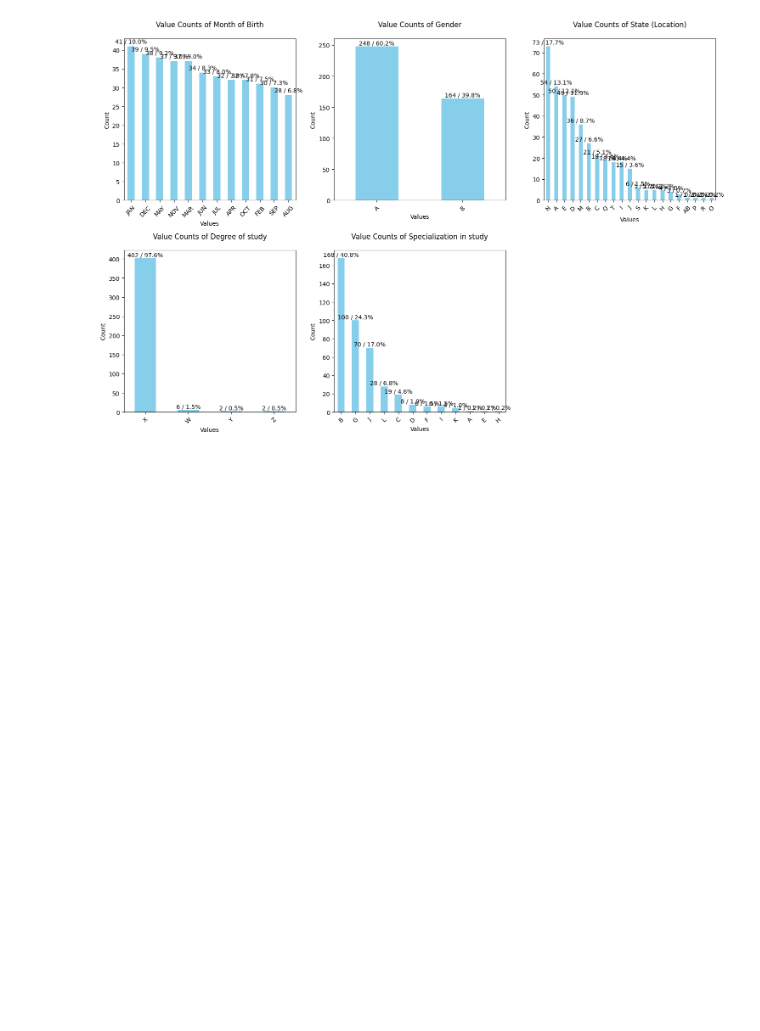
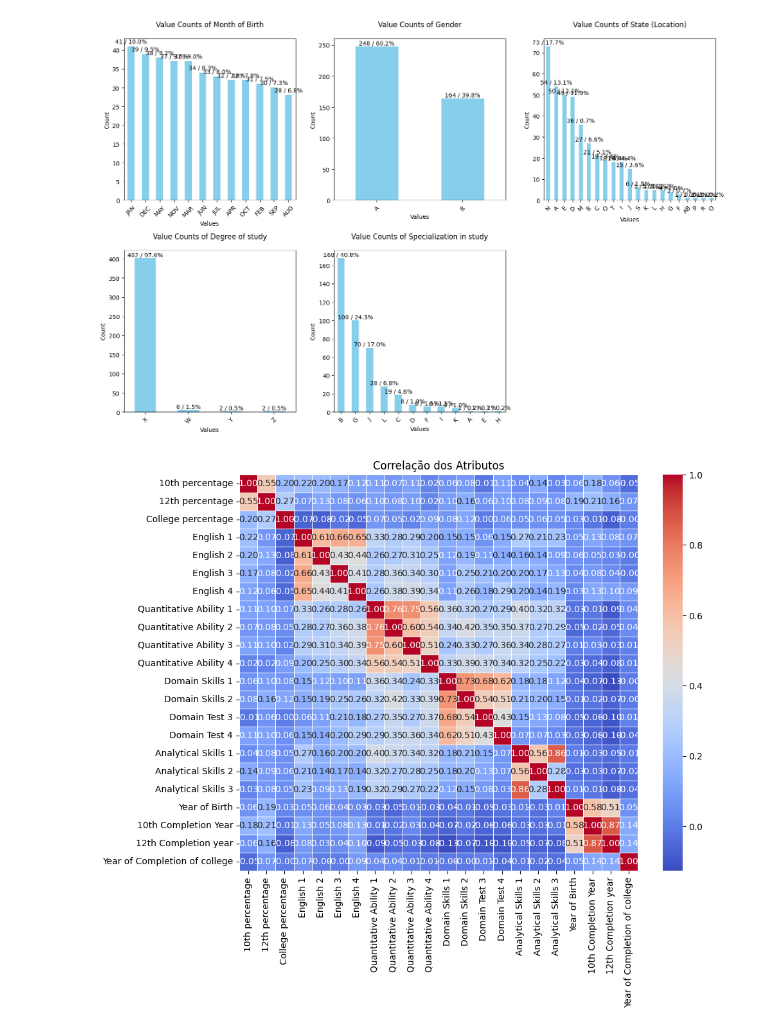
Before and after one commit to LanaArmond/DCC127-2024.3, a Jupyter notebook: DCC127_Trabalho_05.ipynb, the cells around one changed output. Saved outputs shown, nothing was run; the diff lists cells and outputs as text; code cells hidden in the pictures; blank space fills up the shorter version.

Commit message:
Correlation

```diff
--- a/DCC127_Trabalho_05.ipynb
+++ b/DCC127_Trabalho_05.ipynb
@@ -204,6 +202,34 @@ def analyze_numerical_column(row):
   print_simple_metrics(row)
   boxplot_with_quartiles(row, yscale='linear')
   create_filtered_histograms(row, log=False, filters=None, color='blue', bins=100)
+
+
+def correlation_heatmap(df, numerical_columns):
+    plt.figure(figsize=(10, 8))  # Set figure size
+    sns.heatmap(df[numerical_columns].corr(), annot=True, cmap='coolwarm', fmt=".2f", linewidths=0.5)
+    plt.title("Correlação dos Atributos")
+    plt.show()
+
+
+def categorical_correlation_chi_square(df, categorical_columns):
+    corr_matrix = pd.DataFrame(np.ones((len(categorical_columns), len(categorical_columns))),
+                               index=categorical_columns, columns=categorical_columns)
+
+    for col1 in categorical_columns:
+        for col2 in categorical_columns:
+            if col1 != col2:
+                corr_matrix.loc[col1, col2] = chi_square_p_value(df[col1], df[col2])
+
+    plt.figure(figsize=(10, 8))
+    sns.heatmap(corr_matrix, annot=True, cmap='coolwarm', fmt=".4f", linewidths=0.5)
+    plt.title("Categorical Correlation Heatmap (Chi-Square p-values)")
+    plt.show()
+
+
+def chi_square_p_value(x, y):
+    contingency_table = pd.crosstab(x, y)
+    _, p, _, _ = chi2_contingency(contingency_table)
+    return p
 # %%
 numerical_columns = [
     '10th percentage',
@@ -291,3 +317,7 @@ plot_all_category_columns(df, categorical_columns, color='skyblue', top=40)
 [figure]
 # %%
 # analyze_all_numerical_columns(df, numerical_columns)
+# %%
+correlation_heatmap(df, numerical_columns)
+# %% [output]
+[figure, added]
```
Also changed, not shown: parts of 2 cells of this notebook.
